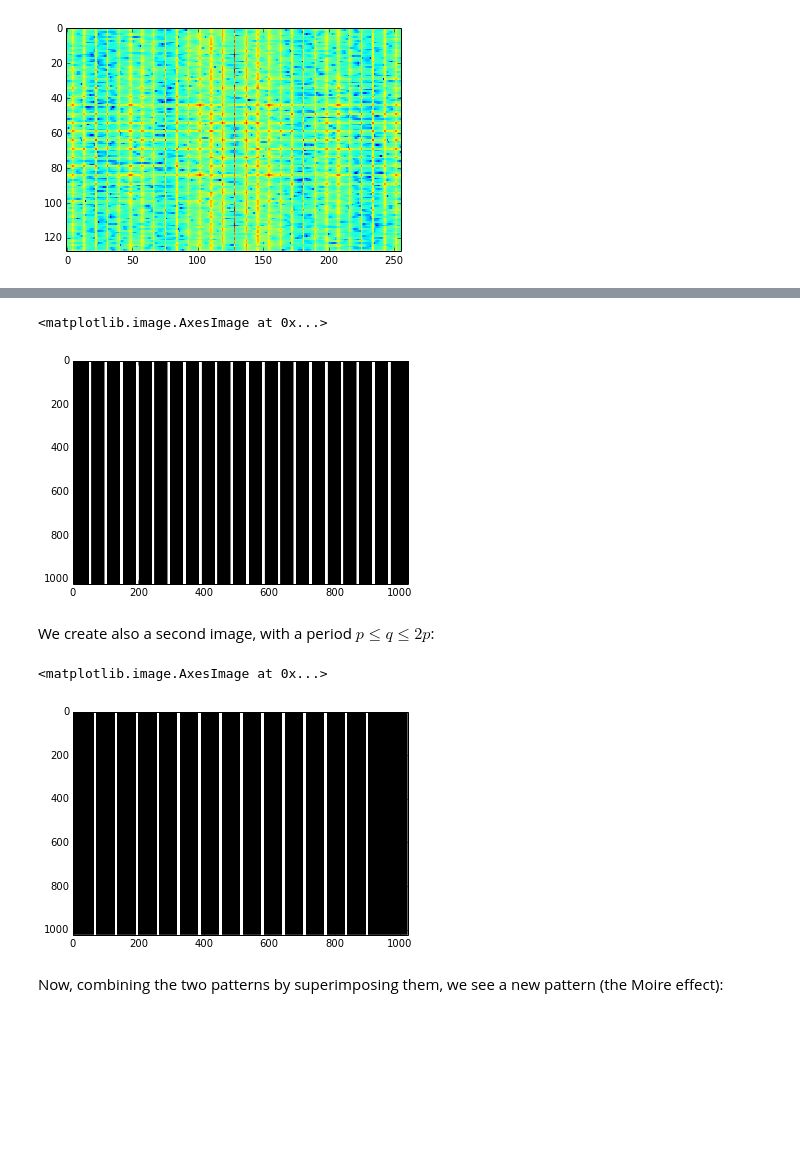
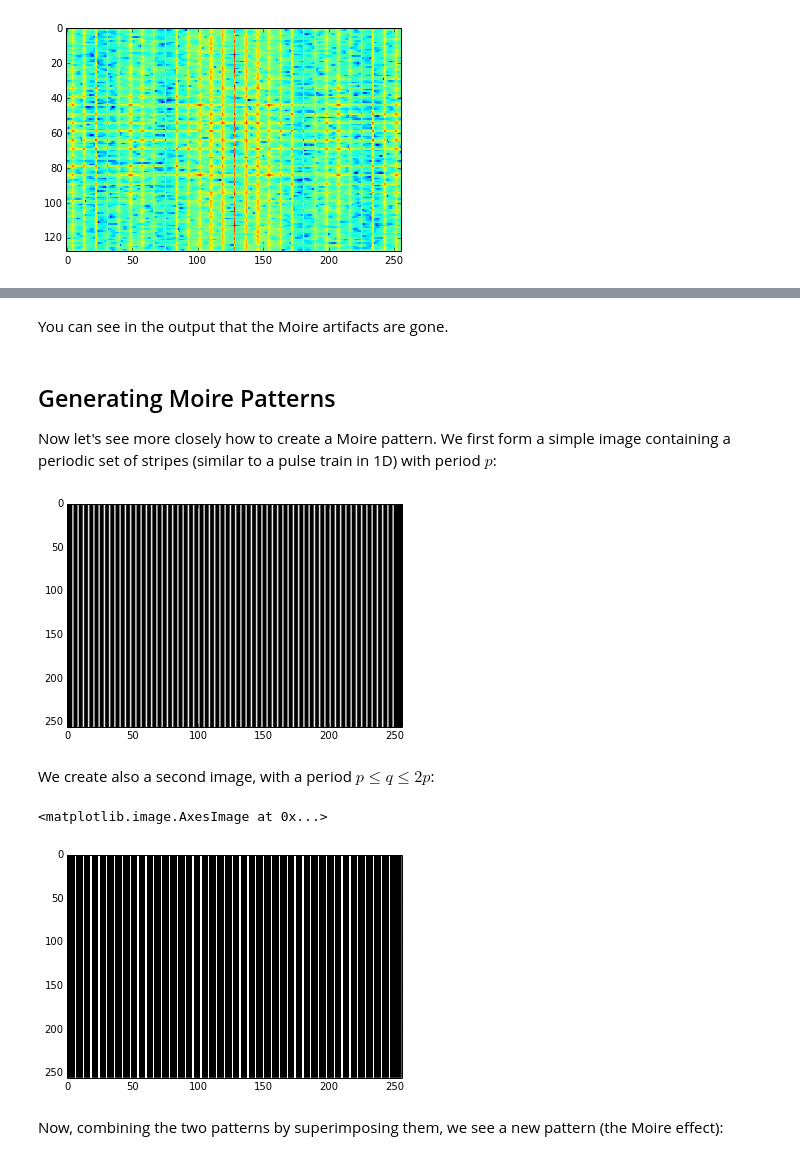
Before and after one commit to LCAV/SignalsOfTheDay, a Jupyter notebook: MOIRE/Moire.ipynb, the cells around one changed output, grey strips where cells are left out. Cells and saved outputs as stored; diff of their text form; code cells hidden in the pictures; blank space fills up the shorter version.

Commit message:
MOIRE

```diff
--- a/MOIRE/Moire.ipynb
+++ b/MOIRE/Moire.ipynb
@@ -121,27 +126,34 @@ Now let's see more closely how to create a Moire pattern. We first form a simple
+# %% [markdown]
+You can see in the output that the Moire artifacts are gone.
+# %% [markdown]
+Generating Moire Patterns
+------------------------
+
+Now let's see more closely how to create a Moire pattern. We first form a simple image containing a periodic set of stripes (similar to a pulse train in 1D) with period $p$:
 # %%
 def bars(L,p,width):
     bar=np.zeros((L,L,3),'uint8')
     for i in np.arange(0,L):
         for j in np.arange(p,L-p,p):
             for k in np.arange(j,j+width):
                 bar[i,k]=(255,255,255);
     return Image.fromarray(bar);
 
-imma=bars(1024,48,8);
+imma=bars(256,4,1);
 
 plt.imshow(np.asarray(imma),aspect='auto')
+show()
 # %% [output]
-<matplotlib.image.AxesImage at 0x...>
-[figure, old version]
+[figure, new version]
 # %% [markdown]
 We create also a second image, with a period $p \leq q \leq 2p$:
 # %%
-immb=bars(1024,64,8);
+immb=bars(256,6,1);
 
 plt.imshow(np.asarray(immb),aspect='auto',interpolation='none')
 # %% [output]
 <matplotlib.image.AxesImage at 0x...>
-[figure, old version]
+[figure, new version]
 # %% [markdown]
 Now, combining the two patterns by superimposing them, we see a new pattern (the Moire effect):
 # %%
```
Also changed, not shown: parts of 21 cells of this notebook.
